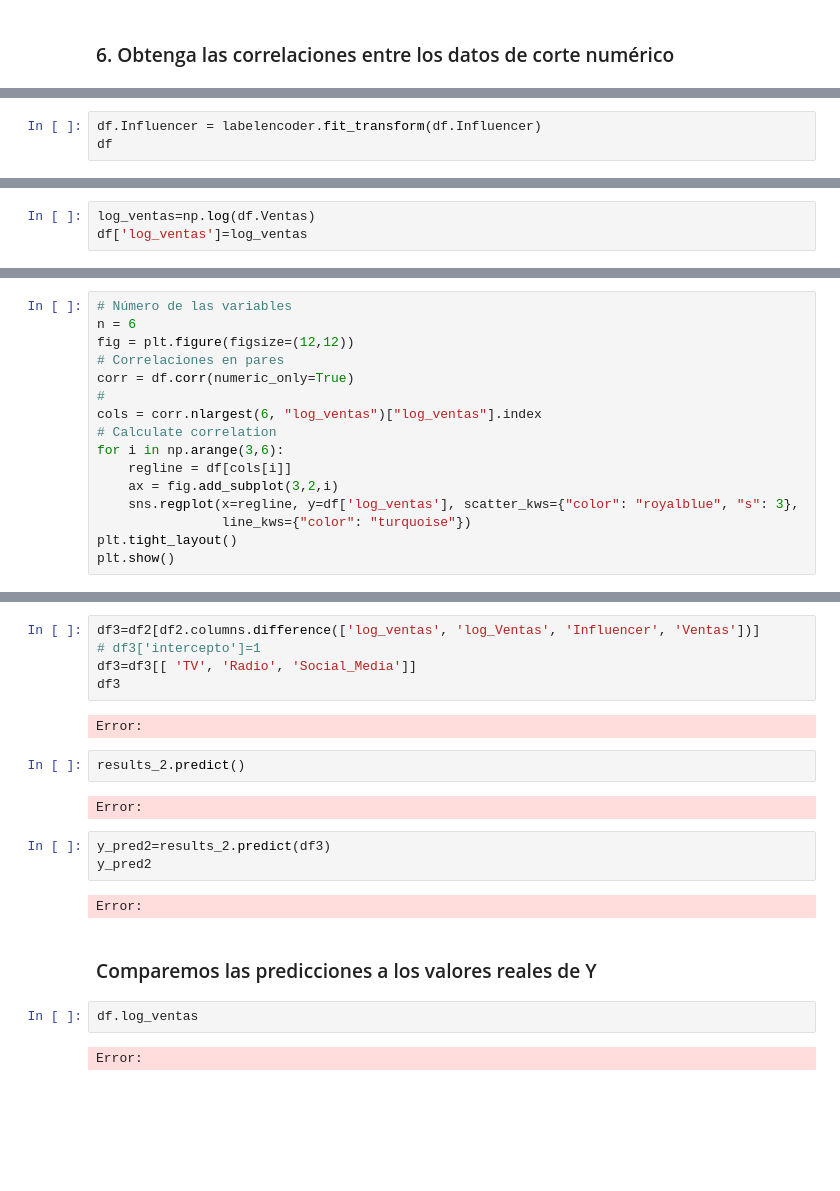
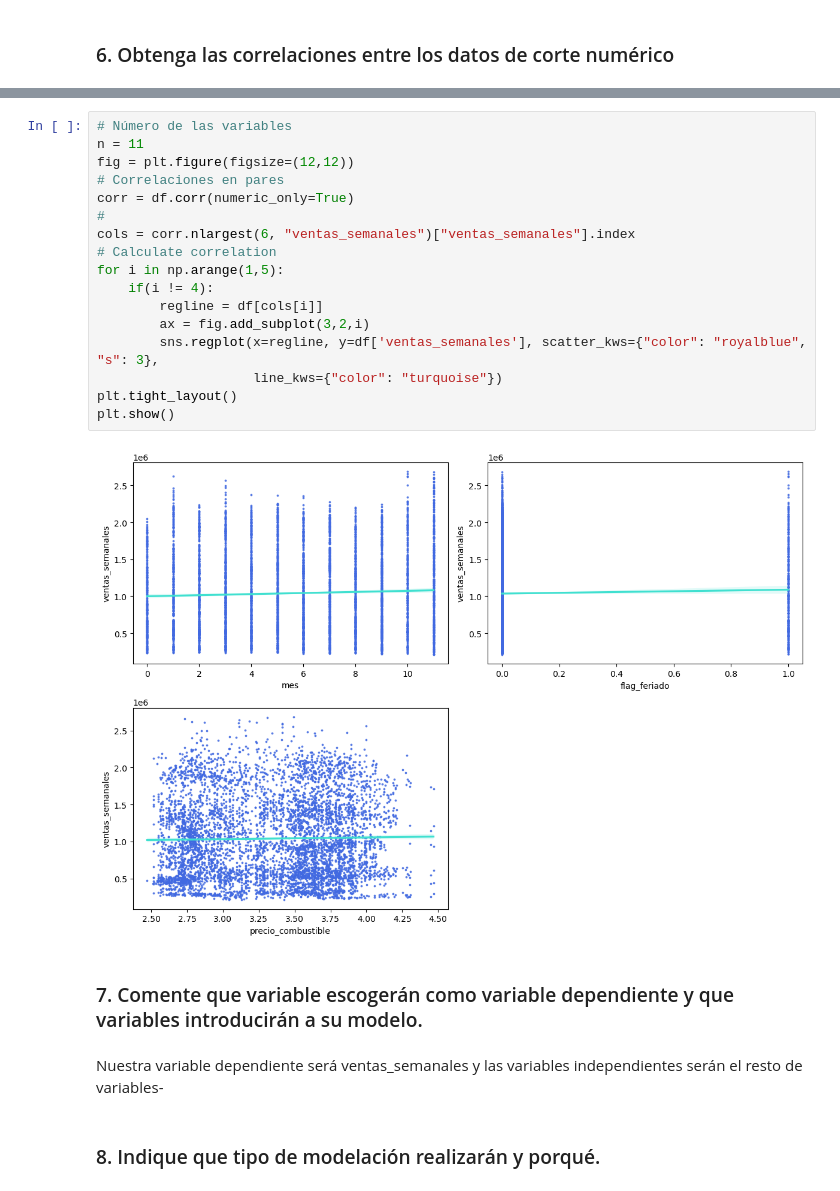
Before and after one commit to aberazo011296/S4-CASOPRACTICO-BDDFINAL, a Jupyter notebook: S4- CASO PRACTICO-BDD FINAL_Equipo3.ipynb, the cells around one changed output, grey strips where cells are left out. Cells and saved outputs as stored; diff of their text form; blank space fills up the shorter version.

```diff
--- a/S4- CASO PRACTICO-BDD FINAL_Equipo3.ipynb
+++ b/S4- CASO PRACTICO-BDD FINAL_Equipo3.ipynb
@@ -320,3 +285,0 @@ Error:
-# %%
-df.Influencer = labelencoder.fit_transform(df.Influencer)
-df
@@ -327,3 +285,0 @@ Aplicamos logaritmos a nuestra variable dependiente:
-# %%
-log_ventas=np.log(df.Ventas)
-df['log_ventas']=log_ventas
@@ -406,16 +285,0 @@ Observamos que mantenemos la misma R-squared ajustada.
-# %%
-# Número de las variables
-n = 6
-fig = plt.figure(figsize=(12,12))
-# Correlaciones en pares
-corr = df.corr(numeric_only=True)
-#
-cols = corr.nlargest(6, "log_ventas")["log_ventas"].index
-# Calculate correlation
-for i in np.arange(3,6):
-    regline = df[cols[i]]
-    ax = fig.add_subplot(3,2,i)
-    sns.regplot(x=regline, y=df['log_ventas'], scatter_kws={"color": "royalblue", "s": 3},
-                line_kws={"color": "turquoise"})
-plt.tight_layout()
-plt.show()
@@ -505,22 +286,25 @@ El modelo sugiere que la publicidad en TV tiene un impacto positivo en las venta
-# %%
-df3=df2[df2.columns.difference(['log_ventas', 'log_Ventas', 'Influencer', 'Ventas'])]
-# df3['intercepto']=1
-df3=df3[[ 'TV', 'Radio', 'Social_Media']]
-df3
-# %% [output]
-Error:
-# %%
-results_2.predict()
-# %% [output]
-Error:
-# %%
-y_pred2=results_2.predict(df3)
-y_pred2
-# %% [output]
-Error:
-# %% [markdown]
-### Comparemos las predicciones a los valores reales de Y
-# %%
-df.log_ventas
-# %% [output]
-Error:
+# %%
+# Número de las variables
+n = 11
+fig = plt.figure(figsize=(12,12))
+# Correlaciones en pares
+corr = df.corr(numeric_only=True)
+#
+cols = corr.nlargest(6, "ventas_semanales")["ventas_semanales"].index
+# Calculate correlation
+for i in np.arange(1,5):
+    if(i != 4):
+        regline = df[cols[i]]
+        ax = fig.add_subplot(3,2,i)
+        sns.regplot(x=regline, y=df['ventas_semanales'], scatter_kws={"color": "royalblue", "s": 3},
+                    line_kws={"color": "turquoise"})
+plt.tight_layout()
+plt.show()
+# %% [output]
+[figure, added]
+# %% [markdown]
+### 7. Comente que variable escogerán como variable dependiente y que variables introducirán a su modelo.
+# %% [markdown]
+Nuestra variable dependiente será ventas_semanales y las variables independientes serán el resto de variables-
+# %% [markdown]
+### 8. Indique que tipo de modelación realizarán y porqué.
```
Also changed, not shown: parts of 66 cells of this notebook.
